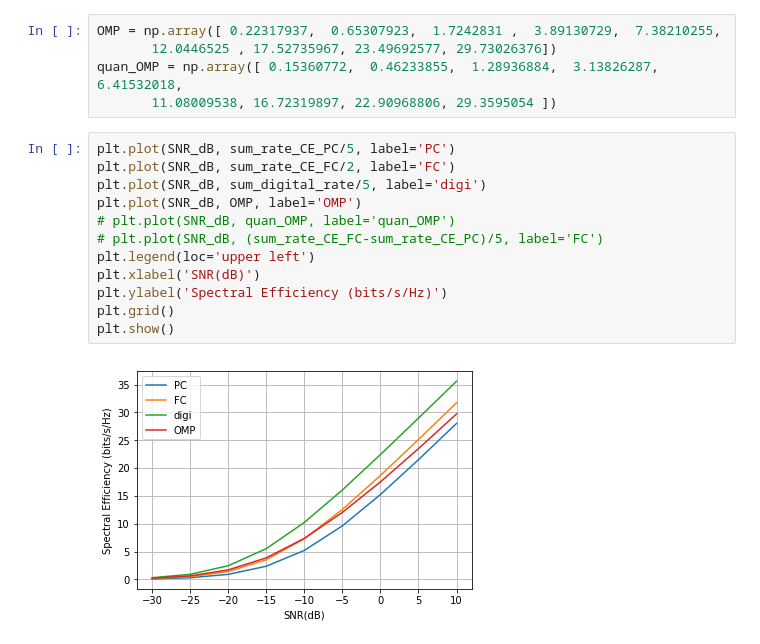
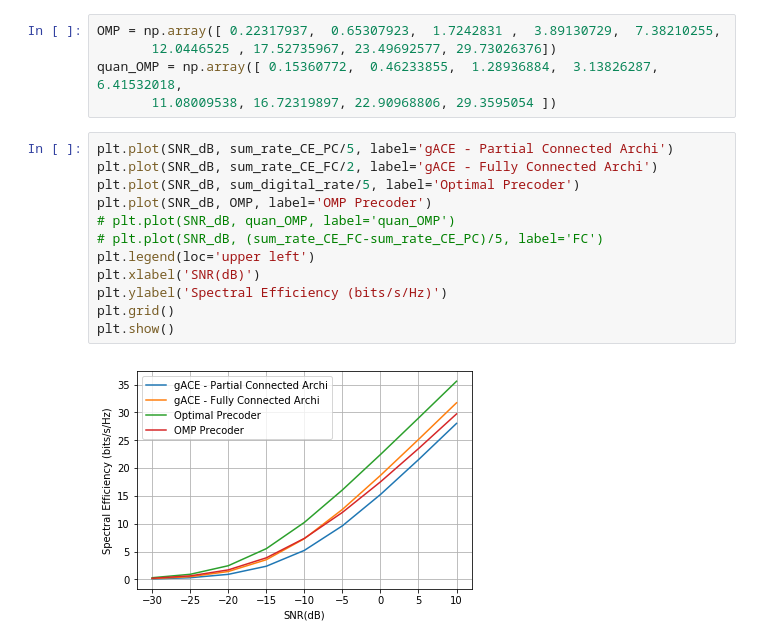
Before and after one commit to dienhoa/Cross-Entropy-Beamforming, a Jupyter notebook: cross entropy beamforming-partial connected.ipynb, the cells around one changed output. Saved outputs shown, nothing was run; the diff lists cells and outputs as text.

```diff
--- a/cross entropy beamforming-partial connected.ipynb
+++ b/cross entropy beamforming-partial connected.ipynb
@@ -518,16 +518,16 @@ OMP = np.array([ 0.22317937,  0.65307923,  1.7242831 ,  3.89130729,  7.38210255,
 quan_OMP = np.array([ 0.15360772,  0.46233855,  1.28936884,  3.13826287,  6.41532018,
        11.08009538, 16.72319897, 22.90968806, 29.3595054 ])
 # %%
-plt.plot(SNR_dB, sum_rate_CE_PC/5, label='PC')
-plt.plot(SNR_dB, sum_rate_CE_FC/2, label='FC')
-plt.plot(SNR_dB, sum_digital_rate/5, label='digi')
-plt.plot(SNR_dB, OMP, label='OMP')
+plt.plot(SNR_dB, sum_rate_CE_PC/5, label='gACE - Partial Connected Archi')
+plt.plot(SNR_dB, sum_rate_CE_FC/2, label='gACE - Fully Connected Archi')
+plt.plot(SNR_dB, sum_digital_rate/5, label='Optimal Precoder')
+plt.plot(SNR_dB, OMP, label='OMP Precoder')
 # plt.plot(SNR_dB, quan_OMP, label='quan_OMP')
 # plt.plot(SNR_dB, (sum_rate_CE_FC-sum_rate_CE_PC)/5, label='FC')
 plt.legend(loc='upper left')
 plt.xlabel('SNR(dB)')
 plt.ylabel('Spectral Efficiency (bits/s/Hz)')
 plt.grid()
 plt.show()
 # %% [output]
-[figure, old version]
+[figure, new version]
```
Also changed, not shown: 3 other files.
